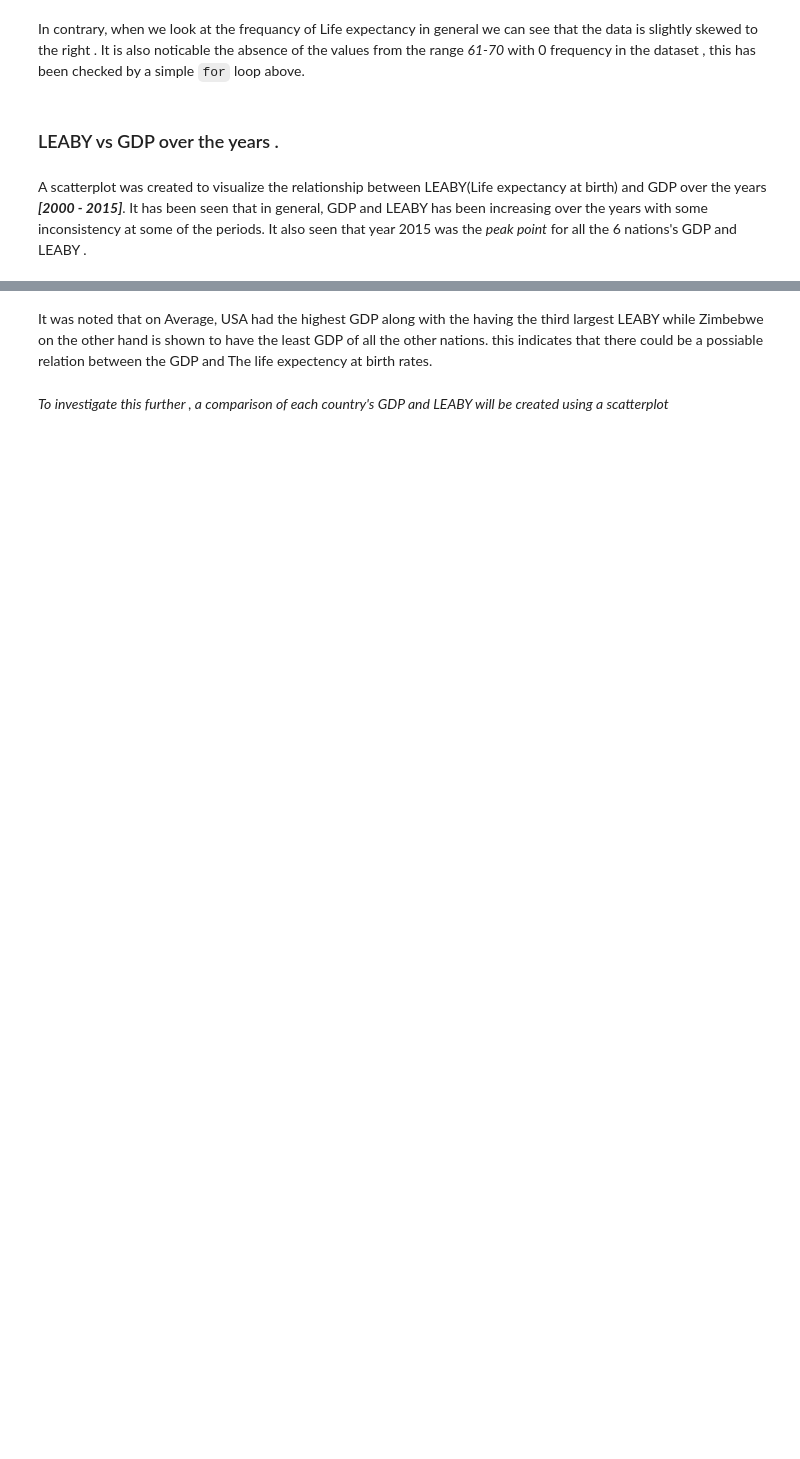
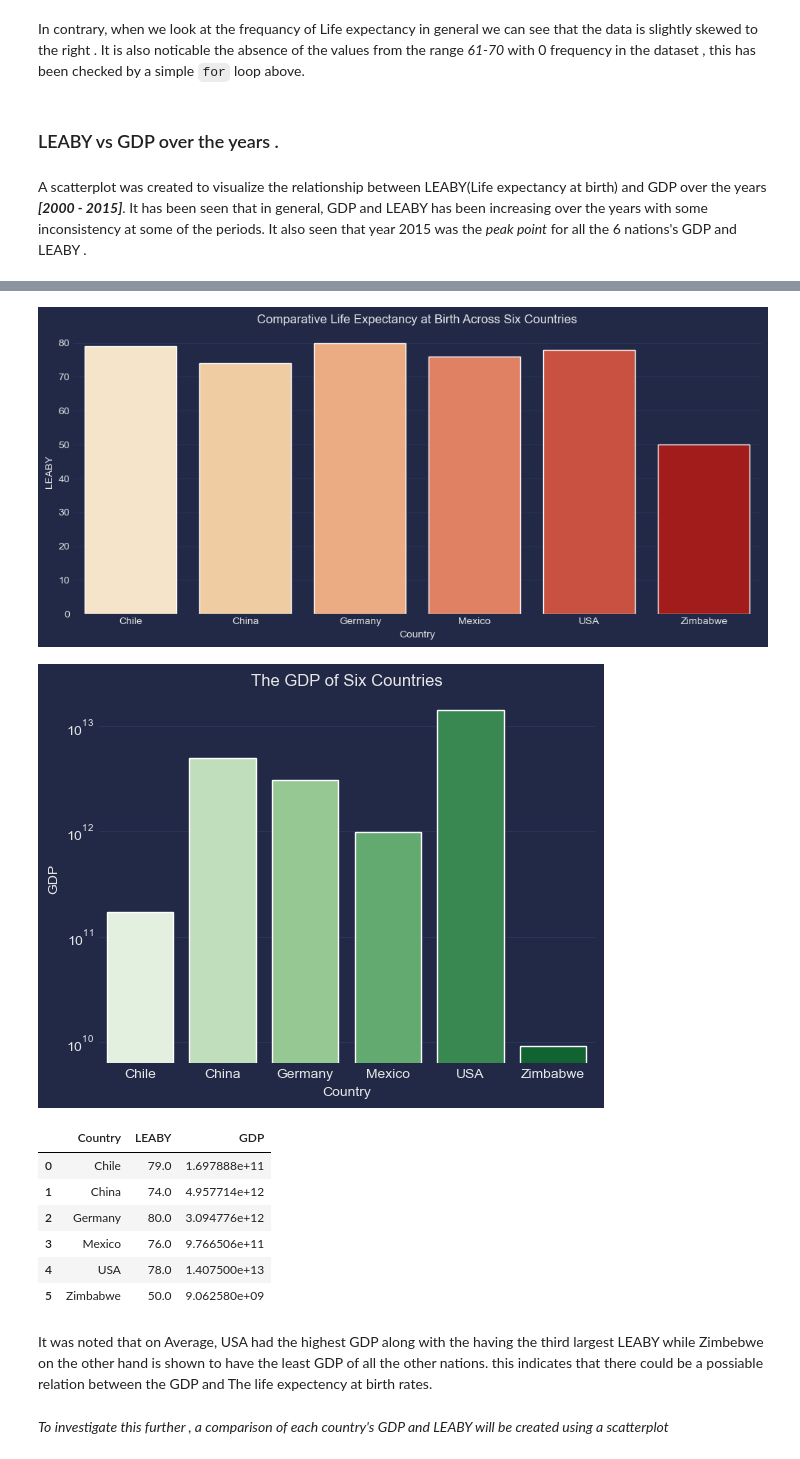
Before and after one commit to hsalnasi/Life-Expectancy-and-GDP-Analysis, a Jupyter notebook: life_expectancy_gdp.ipynb, the cells around one changed output, grey strips where cells are left out. Drawn from its saved outputs; the diff is of its cells as text; code cells hidden in the pictures; blank space fills up the shorter version.

```diff
--- a/life_expectancy_gdp.ipynb
+++ b/life_expectancy_gdp.ipynb
@@ -141,37 +231,49 @@ plt.close('all')
 # %%
 # setting up the style
-sns.set_style("darkgrid", {"axes.facecolor": "FFFFFF",
-                           'axes.labelcolor': 'white'
-                           ,'axes.edgecolor': 'black'
-                           ,'figure.facecolor':'#222222'
-                          , 'font.sans-serif': 'DejaVu Sans'
-                           , 'axes.grid': 'False'
-                          , 'text.color': 'white'
-                          ,'xtick.color':'white'
-                          ,'ytick.color': 'white'})
+#sns.set_style("darkgrid", {"axes.facecolor": "FFFFFF",
+                        #   'axes.labelcolor': 'white'
+                         #  ,'axes.edgecolor': 'black'
+                          # ,'figure.facecolor':'#222222'
+                          #, 'font.sans-serif': 'DejaVu Sans'
+                          #, 'axes.grid': 'False'
+                          #, 'text.color': 'white'
+                          #,'xtick.color':'white'
+                          #,'ytick.color': 'white'})
 
-sns.plotting_context("talk")
+#sns.plotting_context("talk")
 
 # creating a new dataframe containing only the mean values of GDP,LEABY
 dfMean = df.drop('Year', axis=1).groupby('Country').mean().round().reset_index(inplace=False)
 
 # create figure
 fig = plt.figure(figsize=(12,5))
 
 #create first graph
 sns.barplot(data=dfMean, x=dfMean.Country, y=dfMean.LEABY, palette='OrRd')#twilight_shifted_r
 plt.title('Comparative Life Expectancy at Birth Across Six Countries')
+plt.style.use('dark.mplstyle')
 plt.show()
 plt.close('all')
 
 #create second graph
 sns.barplot(data=dfMean, x=dfMean.Country, y=dfMean.GDP,fill=True,color='#7284A8', palette='Greens')
 plt.title('The GDP of Six Countries')
+plt.style.use('dark.mplstyle')
 plt.yscale('log')
 plt.show()
 
 #display the new dataframe
 dfMean
+# %% [output]
+[figure, added]
+[figure, added]
+|  | Country | LEABY | GDP |
+| 0 | Chile | 79.0 | 1.697888e+11 |
+| 1 | China | 74.0 | 4.957714e+12 |
+| 2 | Germany | 80.0 | 3.094776e+12 |
+| 3 | Mexico | 76.0 | 9.766506e+11 |
+| 4 | USA | 78.0 | 1.407500e+13 |
+| 5 | Zimbabwe | 50.0 | 9.062580e+09 |
 # %% [markdown]
 It was noted that on Average, USA had the highest GDP along with the having the third largest LEABY while Zimbebwe on the other hand is shown to have the least GDP of all the other nations.
 this indicates that there could be a possiable relation between the GDP and The life expectency at birth rates.
```
Also changed, not shown: parts of 11 cells of this notebook, 12 other files.
